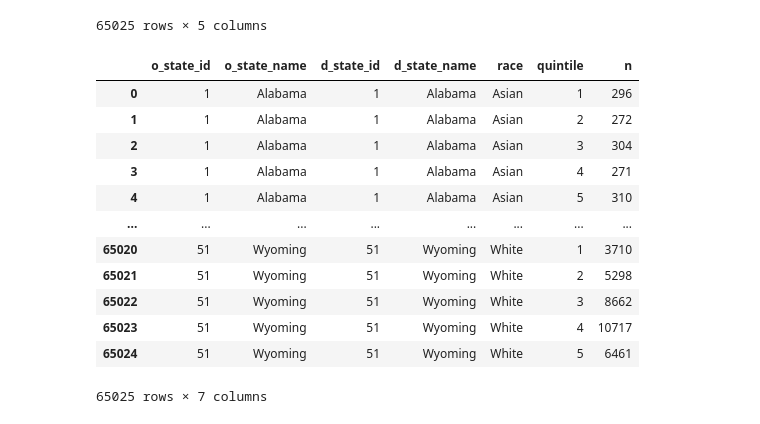
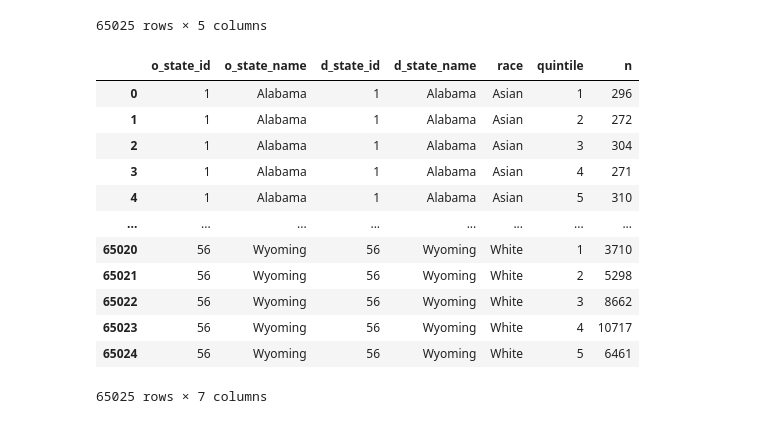
Before and after one commit to adni03/Migration-Patterns, a Jupyter notebook: data_aggregator.ipynb, the cells around one changed output. Drawn from its saved outputs; the diff is of its cells as text; code cells hidden in the pictures.

```diff
--- a/data_aggregator.ipynb
+++ b/data_aggregator.ipynb
@@ -82,37 +83,45 @@ grouped_df
 65025 rows × 5 columns
 # %%
 # Adding unique identifier for source and destination states
+pop = data.population_engineers_hurricanes()
+
+pop = pop[['state', 'id']]
+states = list(pop['state'])
+ids = list(pop['id'])
 
 ## Source state
 state_id_dict = {}
 
-for idx, state in enumerate(grouped_df['o_state_name'].unique()):
-    state_id_dict[state] = idx + 1
+for idx, state in zip(ids, states):
+    if state == "District of Columbia":
+        state_id_dict["DC"] = idx
+    else:
+        state_id_dict[state] = idx
 
 def assign_state_id(state):
     return state_id_dict[state]
 
 grouped_df['o_state_id'] = grouped_df.apply(lambda x: assign_state_id(x['o_state_name']), axis=1)
 grouped_df['d_state_id'] = grouped_df.apply(lambda x: assign_state_id(x['d_state_name']), axis=1)
 
 col_order = ['o_state_id', 'o_state_name', 'd_state_id', 'd_state_name',
              'race', 'quintile', 'n']
 grouped_df = grouped_df.reindex(columns=col_order)
 
 grouped_df
 # %% [output]
 |  | o_state_id | o_state_name | d_state_id | d_state_name | race | quintile | n |
 | 0 | 1 | Alabama | 1 | Alabama | Asian | 1 | 296 |
 | 1 | 1 | Alabama | 1 | Alabama | Asian | 2 | 272 |
 | 2 | 1 | Alabama | 1 | Alabama | Asian | 3 | 304 |
 | 3 | 1 | Alabama | 1 | Alabama | Asian | 4 | 271 |
 | 4 | 1 | Alabama | 1 | Alabama | Asian | 5 | 310 |
 | ... | ... | ... | ... | ... | ... | ... | ... |
-| 65020 | 51 | Wyoming | 51 | Wyoming | White | 1 | 3710 |
-| 65021 | 51 | Wyoming | 51 | Wyoming | White | 2 | 5298 |
-| 65022 | 51 | Wyoming | 51 | Wyoming | White | 3 | 8662 |
-| 65023 | 51 | Wyoming | 51 | Wyoming | White | 4 | 10717 |
-| 65024 | 51 | Wyoming | 51 | Wyoming | White | 5 | 6461 |
+| 65020 | 56 | Wyoming | 56 | Wyoming | White | 1 | 3710 |
+| 65021 | 56 | Wyoming | 56 | Wyoming | White | 2 | 5298 |
+| 65022 | 56 | Wyoming | 56 | Wyoming | White | 3 | 8662 |
+| 65023 | 56 | Wyoming | 56 | Wyoming | White | 4 | 10717 |
+| 65024 | 56 | Wyoming | 56 | Wyoming | White | 5 | 6461 |
 65025 rows × 7 columns
 # %%
 grouped_df.to_csv('state_to_state_migration.csv')
```
Also changed, not shown: parts of 1 cell of this notebook, 4 other files.
